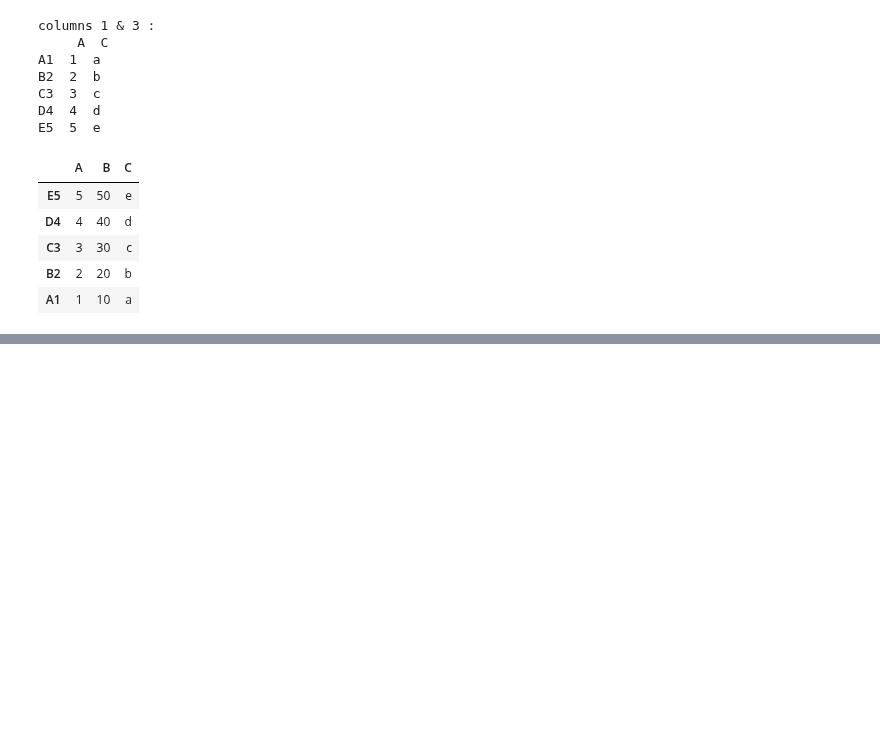
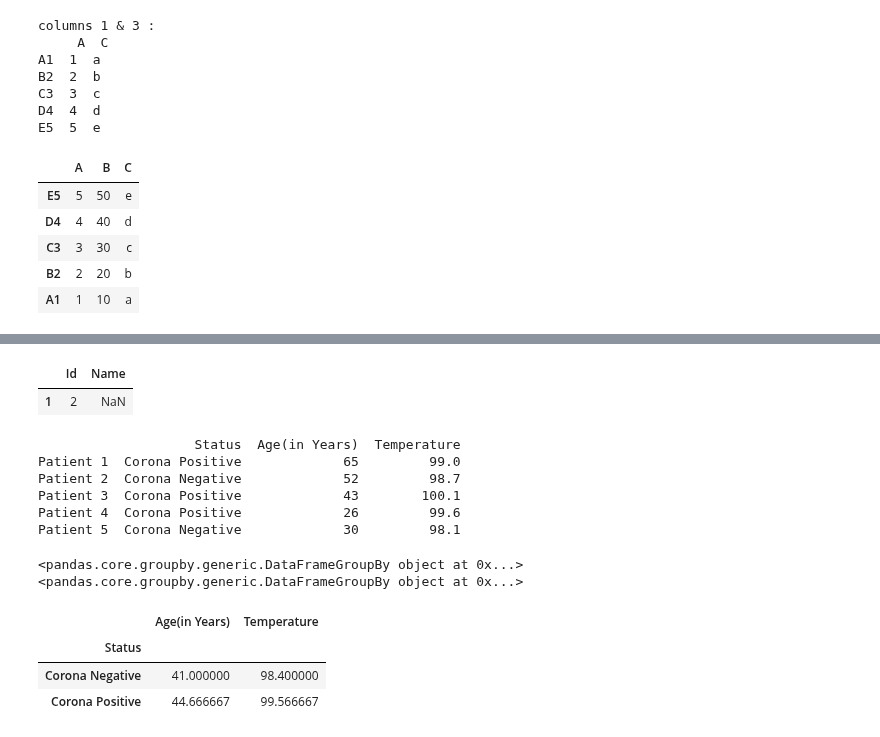
Before and after one commit to sfdxlwcSs/python-Basics, a Jupyter notebook: Self Learning/Pandas.ipynb, the cells around one changed output, grey strips where cells are left out. Saved outputs shown, nothing was run; the diff lists cells and outputs as text; code cells hidden in the pictures; blank space fills up the shorter version.

```diff
--- a/Self Learning/Pandas.ipynb
+++ b/Self Learning/Pandas.ipynb
@@ -371,0 +488,59 @@ df.sort_values('A',ascending=False)
+# %%
+df2=pd.DataFrame(columns=['Id','Name'],index=[0,1])
+df2['Id']=[1,2]
+df2.head(-1)
+df2.tail(-1)
+# %% [output]
+|  | Id | Name |
+| 1 | 2 | NaN |
+# %%
+# importing pandas library
+import numpy as np
+
+# Creating pandas dataframe
+df = pd.DataFrame(
+    [
+        ("Corona Positive", 65, 99),
+        ("Corona Negative", 52, 98.7),
+        ("Corona Positive", 43, 100.1),
+        ("Corona Positive", 26, 99.6),
+        ("Corona Negative", 30, 98.1),
+    ],
+
+    index=["Patient 1", "Patient 2", "Patient 3",
+           "Patient 4", "Patient 5"],
+
+    columns=("Status", "Age(in Years)", "Temperature"),
+)
+
+# show dataframe
+print(df)
+# %% [output]
+                    Status  Age(in Years)  Temperature
+Patient 1  Corona Positive             65         99.0
+Patient 2  Corona Negative             52         98.7
+Patient 3  Corona Positive             43        100.1
+Patient 4  Corona Positive             26         99.6
+Patient 5  Corona Negative             30         98.1
+# %%
+# Grouping with only status
+grouped1 = df.groupby("Status")
+print(grouped1)
+
+# Grouping with temperature and status
+grouped3 = df.groupby(["Temperature", "Status"])
+print(grouped3)
+# %% [output]
+<pandas.core.groupby.generic.DataFrameGroupBy object at 0x...>
+<pandas.core.groupby.generic.DataFrameGroupBy object at 0x...>
+# %%
+
+# Finding the mean of the
+# patients reports according to
+# the status
+grouped1.mean()
+# %% [output]
+|  | Age(in Years) | Temperature |
+| Status |  |  |
+| Corona Negative | 41.000000 | 98.400000 |
+| Corona Positive | 44.666667 | 99.566667 |
```
Also changed, not shown: parts of 15 cells of this notebook, 4 other files.
